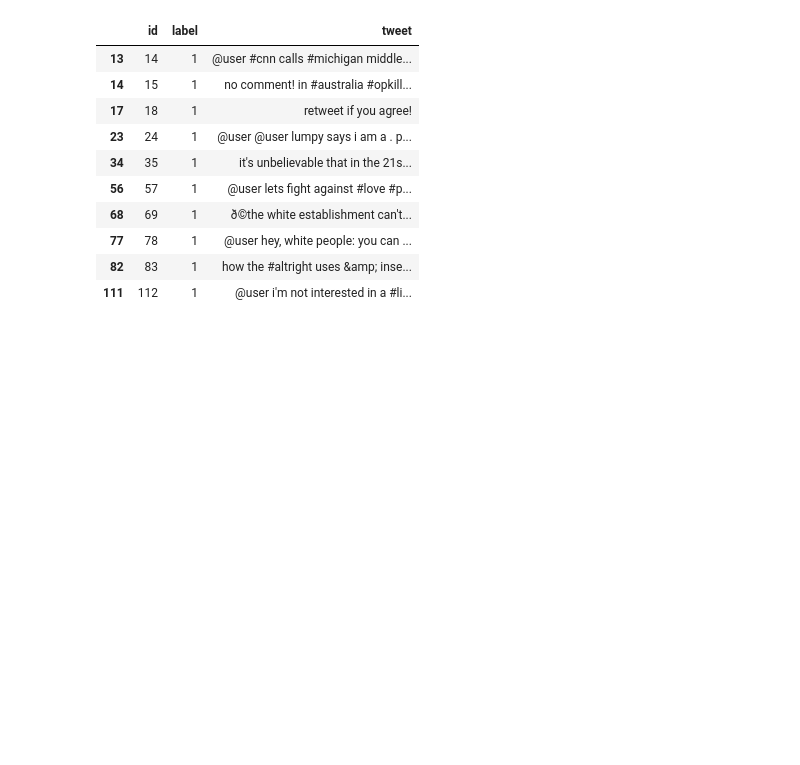
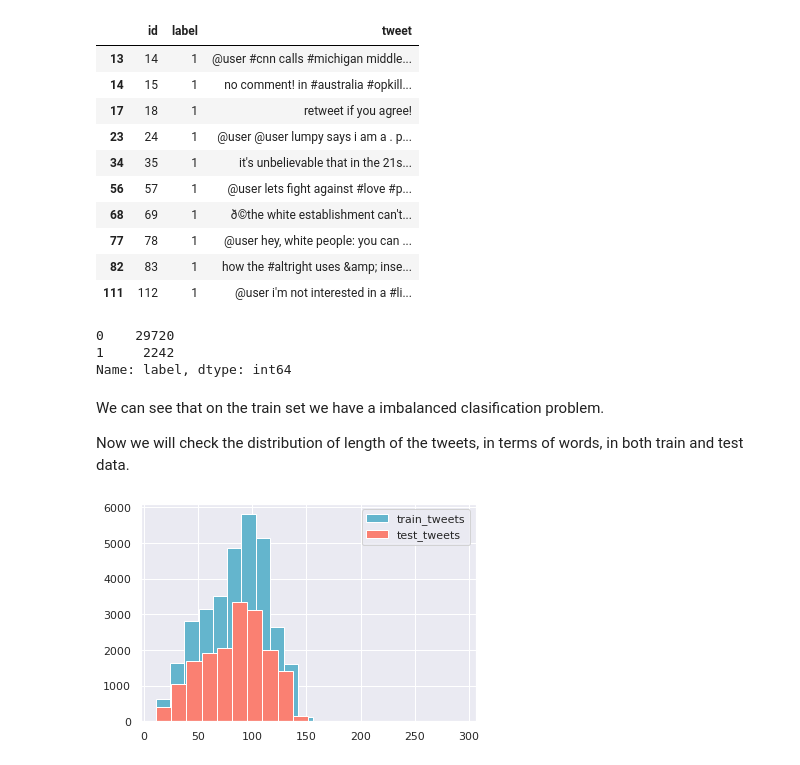
Before and after one commit to SarahLares/introduction_to_NLP, a Jupyter notebook: Twitter_sentiment_analysis.ipynb, the cells around one changed output. Drawn from its saved outputs; the diff is of its cells as text; code cells hidden in the pictures; blank space fills up the shorter version.

```diff
--- a/Twitter_sentiment_analysis.ipynb
+++ b/Twitter_sentiment_analysis.ipynb
@@ -9,7 +9,7 @@ import numpy as np
 import pandas as pd
 import seaborn as sns
 import matplotlib.pyplot as plt
-
+sns.set()
 %matplotlib inline
 # %%
 url_test =  'https://raw.githubusercontent.com/SarahLares/introduction_to_NLP/master/test_tweets_anuFYb8.csv'
@@ -57,3 +57,22 @@ train.loc[train['label']==1].head(10)
 | 77 | 78 | 1 | @user hey, white people: you can ... |
 | 82 | 83 | 1 | how the #altright uses &amp; inse... |
 | 111 | 112 | 1 | @user i'm not interested in a #li... |
+# %%
+train["label"].value_counts()
+# %% [output]
+0    29720
+1     2242
+Name: label, dtype: int64
+# %% [markdown]
+We can see that on the train set we have a imbalanced clasification problem.
+
+Now we will check the distribution of length of the tweets, in terms of words, in both train and test data.
+# %%
+length_train = train['tweet'].str.len()
+length_test = test['tweet'].str.len()
+plt.hist(length_train, bins=20, label="train_tweets",color='c')
+plt.hist(length_test, bins=20, label="test_tweets",color='salmon')
+plt.legend()
+plt.show()
+# %% [output]
+[figure, added]
```
Also changed, not shown: parts of 17 cells of this notebook.
